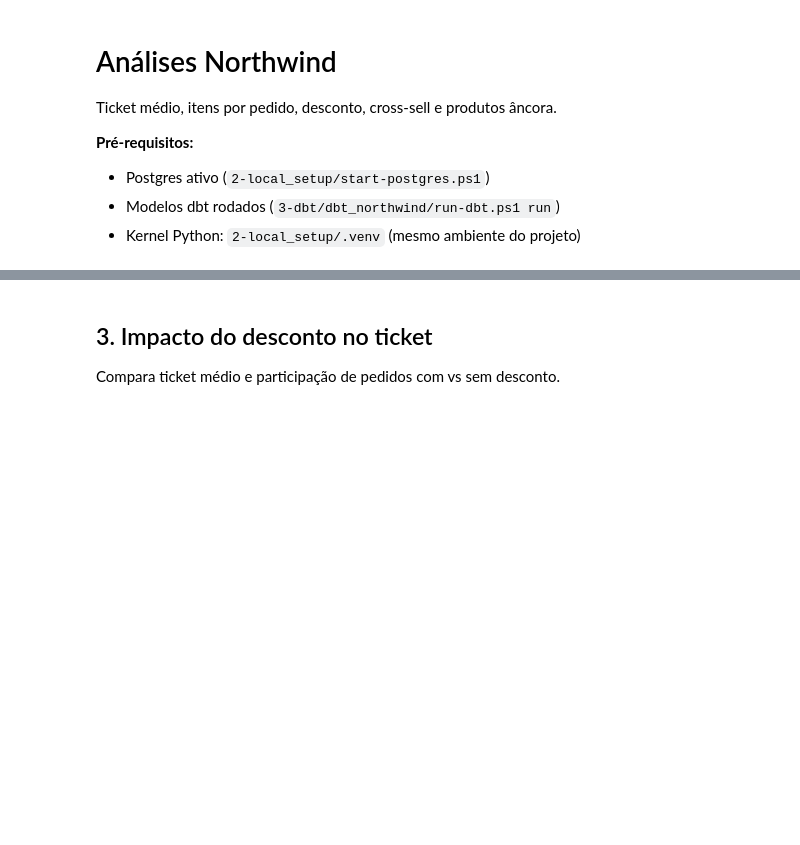
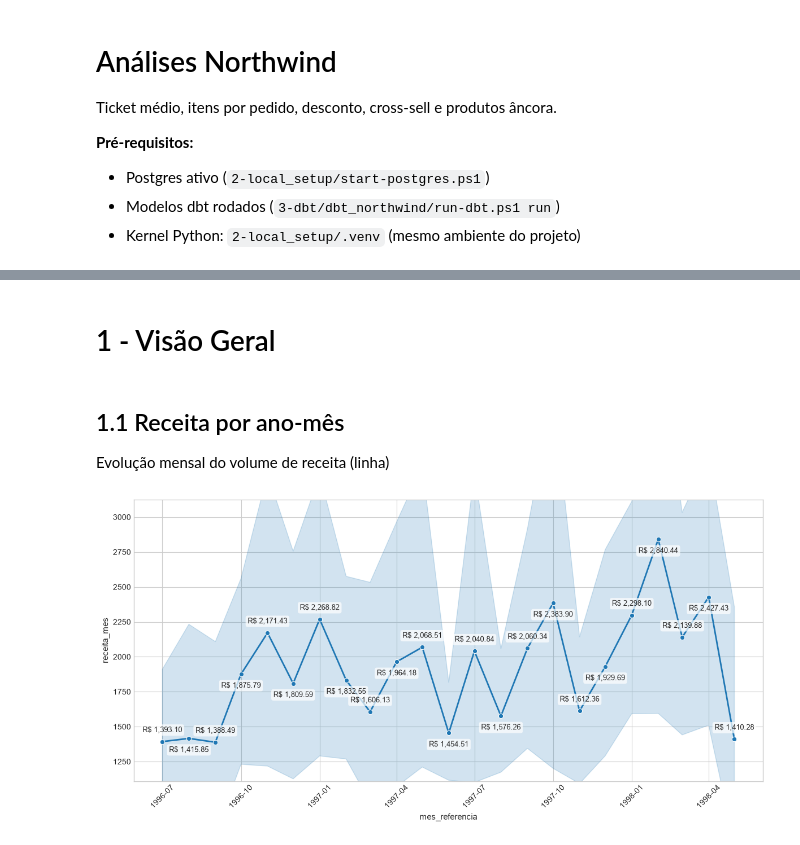
Before and after one commit to thalesluizbraga/dbt_northwind, a Jupyter notebook: 5-bi_report/northwind_analyses.ipynb, the cells around one changed output, grey strips where cells are left out. Drawn from its saved outputs; the diff is of its cells as text; code cells hidden in the pictures; blank space fills up the shorter version.

```diff
--- a/5-bi_report/northwind_analyses.ipynb
+++ b/5-bi_report/northwind_analyses.ipynb
@@ -82,24 +58,0 @@ Quantos itens e unidades cada pedido leva em média.
-# %%
-df_itens = run_sql("02_itens_por_pedido.sql")
-df_itens.to_csv(OUTPUT_DIR / "02_itens_por_pedido.csv", index=False, encoding="utf-8-sig")
-display(df_itens)
-
-mensal = df_itens[df_itens["nivel"] == "mensal"].copy()
-x = pd.to_datetime(mensal["mes_pedido"])
-
-fig, ax1 = plt.subplots()
-ax2 = ax1.twinx()
-ax1.bar(x, mensal["media_itens_por_pedido"], width=20, alpha=0.7, color="#7c3aed")
-ax2.plot(x, mensal["media_unidades_por_pedido"], color="#059669", marker="s", linewidth=2)
-ax1.set_title("Itens e unidades médias por pedido")
-ax1.set_xlabel("Mês")
-ax1.set_ylabel("Média de itens por pedido")
-ax2.set_ylabel("Média de unidades por pedido")
-fig.autofmt_xdate()
-fig.tight_layout()
-fig.savefig(OUTPUT_DIR / "02_itens_unidades_por_pedido.png", dpi=150)
-plt.show()
-# %% [markdown]
-## 3. Impacto do desconto no ticket
-
-Compara ticket médio e participação de pedidos com vs sem desconto.
@@ -120,0 +59,51 @@ plt.show()
+# %% [markdown]
+# 1 - Visão Geral
+# %% [markdown]
+## 1.1 Receita por ano-mês
+
+Evolução mensal do volume de receita (linha)
+# %%
+# 1. Configura o tamanho da imagem antes de plotar (Largura=12, Altura=6 polegadas)
+plt.figure(figsize=(12, 6))
+
+# 2. Executa a query e gera o gráfico
+df_receita_mensal = run_sql("01_receita_e_qtd_pedidos_mensal.sql")
+ax = sns.lineplot(data=df_receita_mensal, x='mes_referencia', y='receita_mes', marker='o', linewidth=2)
+
+# 3. Captura as coordenadas reais geradas pelo Seaborn na tela
+linhas = ax.lines[0]
+x_data = linhas.get_xdata()
+y_data = list(linhas.get_ydata())
+
+# Descobre o valor máximo do eixo Y para criar um respiro proporcional dinâmico
+max_y = max([y for y in y_data if y == y])  # remove NaNs se houver
+
+# 4. Adiciona os rótulos de dados alternando as posições para evitar colisões
+for idx, (x, y) in enumerate(zip(x_data, y_data)):
+    if y != y or y is None:
+        continue
+
+    label = f"R$ {y:,.2f}"
+
+    # Alterna: índices pares plotam ligeiramente acima, ímpares ligeiramente abaixo
+    if idx % 2 == 0:
+        va_param = 'bottom'
+        y_pos = y + (max_y * 0.02)  # 2% acima do valor máximo como margem estável
+    else:
+        va_param = 'top'
+        y_pos = y - (max_y * 0.02)  # 2% abaixo
+
+    ax.text(x, y_pos, label, ha='center', va=va_param, fontsize=9,
+            bbox=dict(boxstyle="round,pad=0.3", fc="white", ec="none", alpha=0.7))
+
+# 5. Rotaciona os labels do eixo X para que as datas/meses fiquem legíveis
+plt.xticks(rotation=45)
+
+# 6. Dá mais espaço no teto e no chão do gráfico para os textos das pontas não sumirem
+plt.ylim(min([y for y in y_data if y == y]) * 0.8, max_y * 1.1)
+
+# Ajusta o layout para não cortar textos nas bordas da imagem
+plt.tight_layout()
+plt.show()
+# %% [output]
+[figure, added]
```
Also changed, not shown: parts of 25 cells of this notebook, 24 other files.
